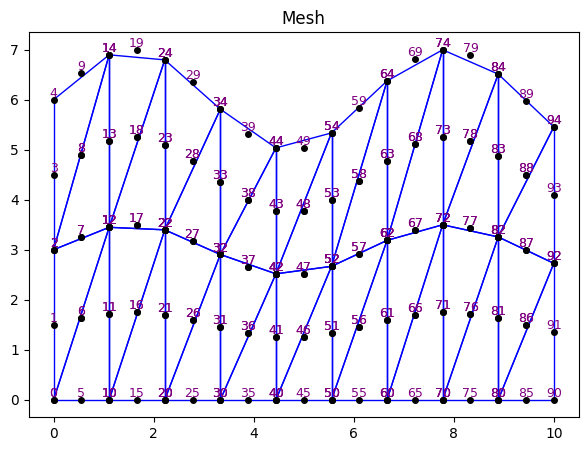
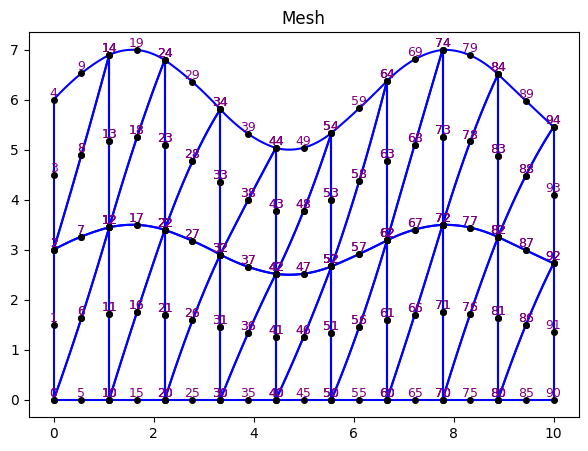
Code edit (unified diff) that turned the first committed figure into the second:
--- before
+++ after
@@ -5,10 +5,20 @@
     ax.set_aspect('equal')
 
+    xi = np.linspace(-1, 1, 40)
+    phi_l, phi_m, phi_r = xi * (xi - 1) / 2, 1 - xi**2, xi * (xi + 1) / 2
+
+    def plot_edge(l, m, r):
+        xl, yl = s[l]
+        xm, ym = s[m]
+        xr, yr = s[r]
+        ax.plot(xl*phi_l + xm*phi_m + xr*phi_r, yl*phi_l + ym*phi_m + yr*phi_r, color='b')
+
     xs = [coord[0] for coord in s]
     ys = [coord[1] for coord in s]
 
     for nodes in l:
-        for a, b in [(0,1),(1,2),(2,0)]:
-            ax.plot([xs[nodes[a]], xs[nodes[b]]], [ys[nodes[a]], ys[nodes[b]]], 'b-', lw=1)
+        for (a, b), mid in {(0,1): 4, (1,2): 5, (2,0): 3}.items():
+            plot_edge(nodes[a], nodes[mid], nodes[b])
+            
         for gn in nodes:
             ax.plot(xs[gn], ys[gn], 'ko', ms=4)

Commit: quadratic interpolation